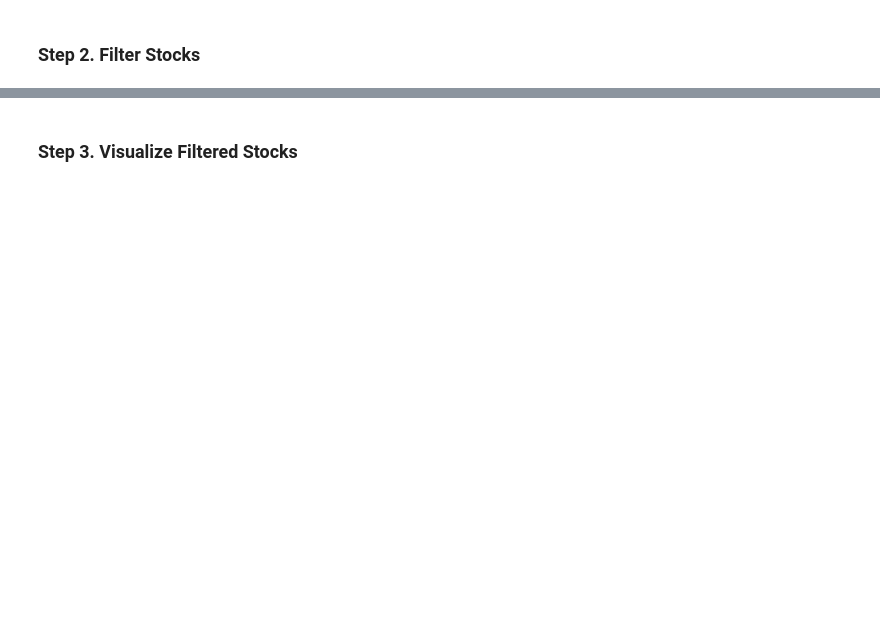
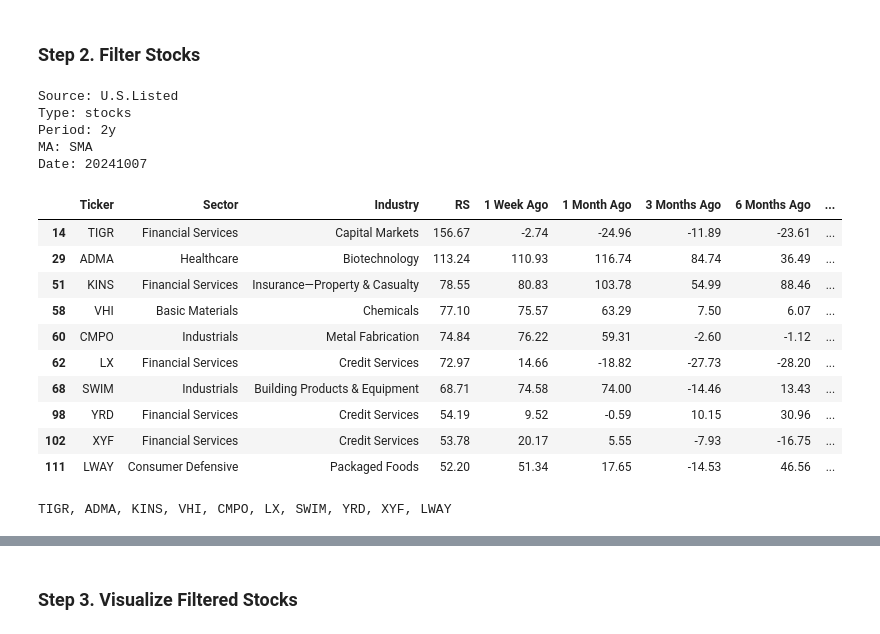
Before and after one commit to yorkjong/stock-reports, a Jupyter notebook: notebooks/weinstein_reports.ipynb, the cells around one changed output, grey strips where cells are left out. Drawn from its saved outputs; the diff is of its cells as text; code cells hidden in the pictures; blank space fills up the shorter version.

Commit message:
fix: correct installed branch name and sorted column in Filter 1
- Corrected installed branch name in setup
- Replaced 'RS (%)' with 'RS' as the sorted column in Filter 1

```diff
--- a/notebooks/weinstein_reports.ipynb
+++ b/notebooks/weinstein_reports.ipynb
@@ -459,32 +483,50 @@ update_dropdowns()
 # %%
 # @title Filter 1. Sorting {"run":"auto"}
 cond0 = "(df['RS'] > 0)" # @param ["(df['RS'] > 0)"]
 cond1 = "& (df['Rating (RS)'] > 95)" # @param ["& (df['Rating (RS)'] > 95)", "& (df['Rating (RS)'] > 90)", "& (df['Rating (RS)'] > 85)", "& (df['Rating (RS)'] > 80)", ""]
 cond2 = "& ((df['EPS RS (%)'] > 0) | (df['Rev RS (%)'] > 0))" # @param ["& ((df['EPS RS (%)'] > 0) | (df['Rev RS (%)'] > 0))", ""]
 cond3 = "& (df['EPS RS (%)'] > 0)" # @param ["& (df['EPS RS (%)'] > 0)", "& (df['EPS RS (%)'] > 50)", "& (df['EPS RS (%)'] > 100)", "& (df['EPS RS (%)'] > 200)", "& (df['EPS RS (%)'] > 500)", ""]
 cond4 = "& (df['Rev RS (%)'] > 0)" # @param ["& (df['Rev RS (%)'] > 0)", "& (df['Rev RS (%)'] > 5)", "& (df['Rev RS (%)'] > 10)", "& (df['Rev RS (%)'] > 20)", "& (df['Rev RS (%)'] > 50)", "& (df['Rev RS (%)'] > 100)", ""]
 cond5 = "& ((df['TTM EPS'] > 0) & (df['TTM RPS'] > 0))" # @param ["& (df['TTM EPS'] > 0)", "& (df['TTM RPS'] > 0)", "& ((df['TTM EPS'] > 0) & (df['TTM RPS'] > 0))", ""]
 cond6 = "& (df['Price'] < 100)" # @param ["& (df['Price'] < 50)", "& (df['Price'] < 100)", "& (df['Price'] < 200)", ""]
-sorted_column = "RS (%)" # @param ["RS (%)","1 Week Ago","1 Month Ago","3 Months Ago","6 Months Ago","Price","MA10","MA30","Volume / VMA10","EPS RS (%)", "Rev RS (%)"]
+sorted_column = "RS" # @param ["RS","1 Week Ago","1 Month Ago","3 Months Ago","6 Months Ago","Price","MA10","MA30","Volume / VMA10","EPS RS (%)", "Rev RS (%)"]
 ascending = False # @param {"type":"boolean"}
 num_items = 10 # @param [10, 20, 30] {"type":"raw"}
 
 NUM_CONDS = 7
 cond = eval('+'.join([f"cond{i}" for i in range(NUM_CONDS)]))
 
 selected_file = file_dropdown.value
 source, kind, period, ma, date = selected_file.split('_')
 date = date.replace('.csv', '')
 print(f"Source: {source}\nType: {kind}\nPeriod: {period}\nMA: {ma}\nDate: {date}")
 
 df = github.download_csv(selected_file)
 df = df[eval(cond)]
 df = df.sort_values(by=sorted_column, ascending=ascending)
 df_top_f1 = df.head(num_items)
 display(df_top_f1)
 
 print_column(df_top_f1, 'Name')
 print_column(df_top_f1, 'Ticker')
+# %% [output]
+Source: U.S.Listed
+Type: stocks
+Period: 2y
+MA: SMA
+Date: 20241007
+|  | Ticker | Sector | Industry | RS | 1 Week Ago | 1 Month Ago | 3 Months Ago | 6 Months Ago | ... |
+| 14 | TIGR | Financial Services | Capital Markets | 156.67 | -2.74 | -24.96 | -11.89 | -23.61 | ... |
+| 29 | ADMA | Healthcare | Biotechnology | 113.24 | 110.93 | 116.74 | 84.74 | 36.49 | ... |
+| 51 | KINS | Financial Services | Insurance—Property & Casualty | 78.55 | 80.83 | 103.78 | 54.99 | 88.46 | ... |
+| 58 | VHI | Basic Materials | Chemicals | 77.10 | 75.57 | 63.29 | 7.50 | 6.07 | ... |
+| 60 | CMPO | Industrials | Metal Fabrication | 74.84 | 76.22 | 59.31 | -2.60 | -1.12 | ... |
+| 62 | LX | Financial Services | Credit Services | 72.97 | 14.66 | -18.82 | -27.73 | -28.20 | ... |
+| 68 | SWIM | Industrials | Building Products & Equipment | 68.71 | 74.58 | 74.00 | -14.46 | 13.43 | ... |
+| 98 | YRD | Financial Services | Credit Services | 54.19 | 9.52 | -0.59 | 10.15 | 30.96 | ... |
+| 102 | XYF | Financial Services | Credit Services | 53.78 | 20.17 | 5.55 | -7.93 | -16.75 | ... |
+| 111 | LWAY | Consumer Defensive | Packaged Foods | 52.20 | 51.34 | 17.65 | -14.53 | 46.56 | ... |
+TIGR, ADMA, KINS, VHI, CMPO, LX, SWIM, YRD, XYF, LWAY
 # %%
 # @title Filter 2. Increasing RS > 0 {"run":"auto"}
 cond0 = "(df['RS'] > 0)" # @param ["(df['RS'] > 0)"]
```
Also changed, not shown: parts of 6 cells of this notebook.
